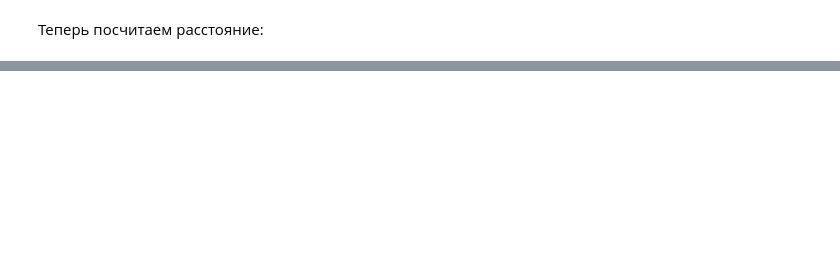
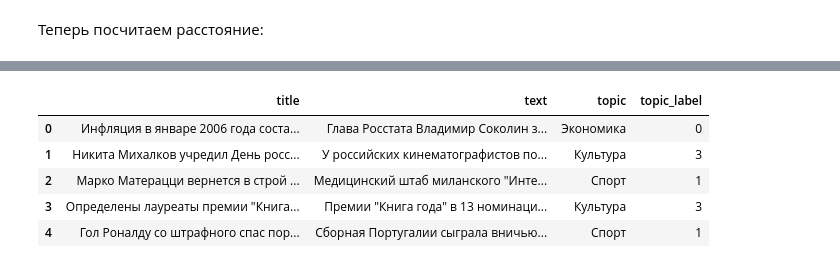
Before and after one commit to maryszmary/NLP_DPO_2020, a Jupyter notebook: sem_06/BERT_First_Time.ipynb, the cells around one changed output, grey strips where cells are left out. Saved outputs shown, nothing was run; the diff lists cells and outputs as text; code cells hidden in the pictures; blank space fills up the shorter version.

```diff
--- a/sem_06/BERT_First_Time.ipynb
+++ b/sem_06/BERT_First_Time.ipynb
@@ -311,0 +427,11 @@ array([[0.8056268]], dtype=float32)
+# %%
+df_lenta = pd.read_csv('lenta-ru-train.csv')
+# %%
+df_lenta.head()
+# %% [output]
+|  | title | text | topic | topic_label |
+| 0 | Инфляция в январе 2006 года соста... | Глава Росстата Владимир Соколин з... | Экономика | 0 |
+| 1 | Никита Михалков учредил День росс... | У российских кинематографистов по... | Культура | 3 |
+| 2 | Марко Матерацци вернется в строй ... | Медицинский штаб миланского "Инте... | Спорт | 1 |
+| 3 | Определены лауреаты премии "Книга... | Премии "Книга года" в 13 номинаци... | Культура | 3 |
+| 4 | Гол Роналду со штрафного спас пор... | Сборная Португалии сыграла вничью... | Спорт | 1 |
```
Also changed, not shown: parts of 52 cells of this notebook.
